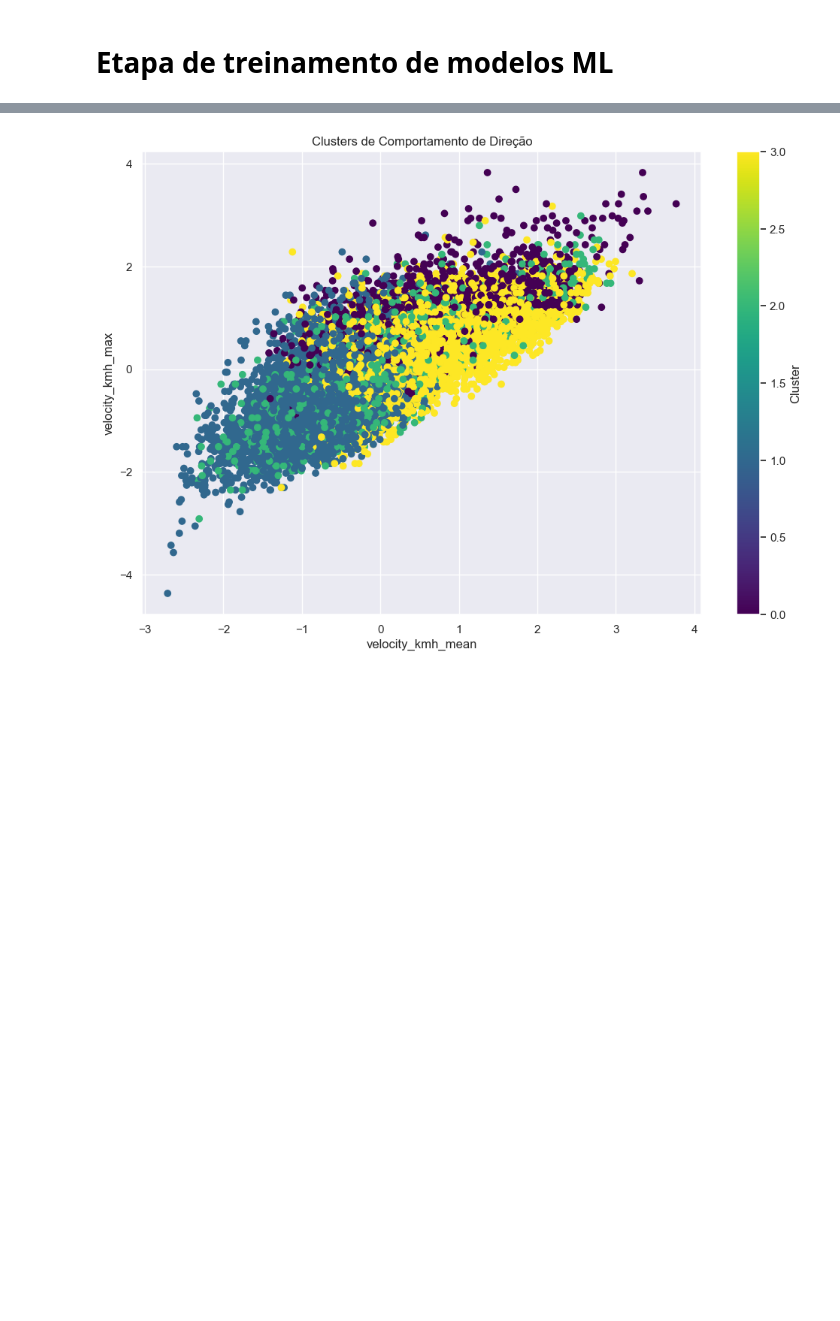
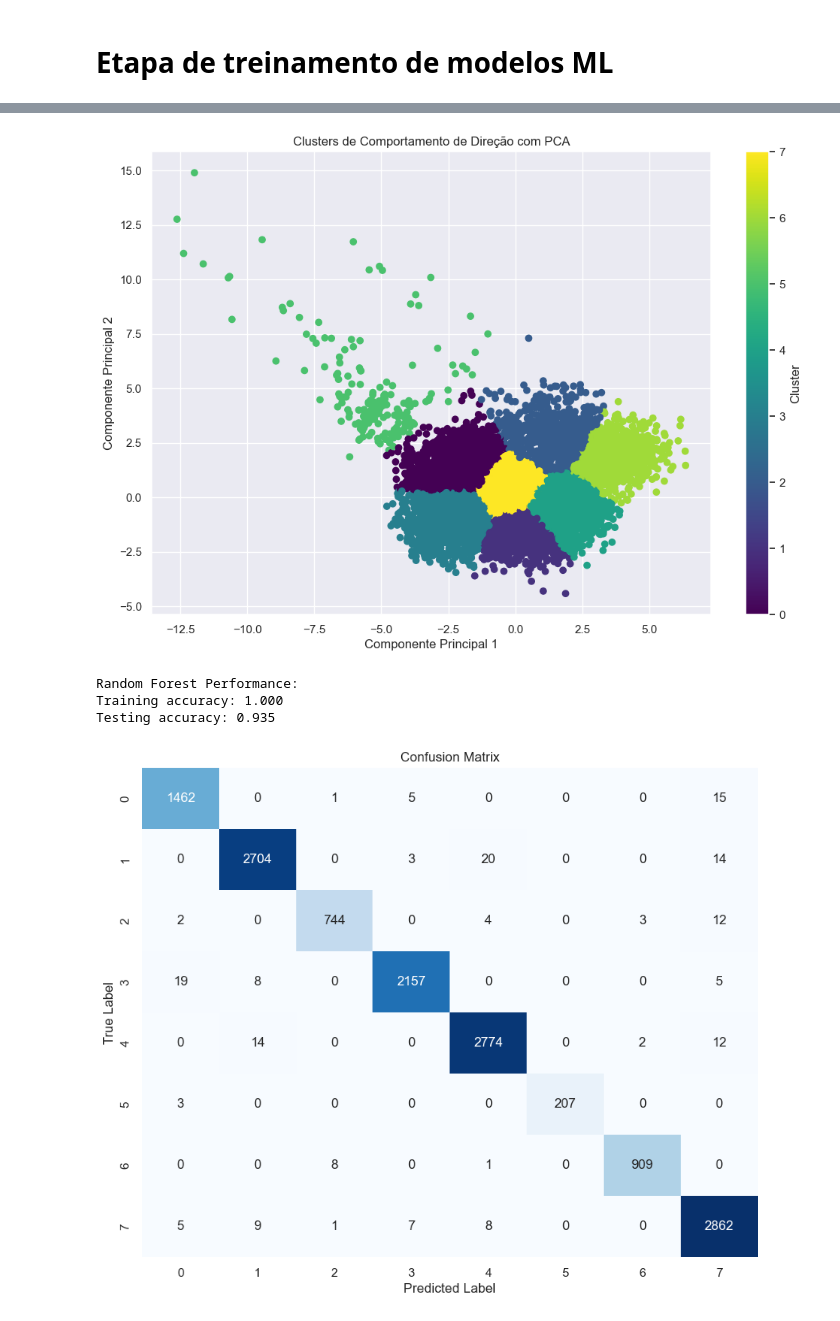
Before and after one commit to Natsuzera/DriveBehaviour, a Jupyter notebook: drive_behaviour.ipynb, the cells around one changed output, grey strips where cells are left out. Cells and saved outputs as stored; diff of their text form; code cells hidden in the pictures; blank space fills up the shorter version.

```diff
--- a/drive_behaviour.ipynb
+++ b/drive_behaviour.ipynb
@@ -272,11 +281,13 @@ from sklearn.preprocessing import StandardScaler
 from sklearn.cluster import KMeans
 from sklearn.ensemble import RandomForestClassifier
 from sklearn.model_selection import train_test_split
+from sklearn.decomposition import PCA
+
 
 # Preparar features para clustering
 features_for_clustering = [
     'velocity_kmh_mean', 'velocity_kmh_max', 'acceleration_positive_mean', 'acceleration_positive_max', 'acceleration_positive_min',
-    'acceleration_negative_mean', 'acceleration_negative_max', 'acceleration_negative_min', 'bearing_change',
+    'acceleration_negative_mean', 'acceleration_negative_max', 'acceleration_negative_min',
     'segment_distance', 'trip_duration_min'
 ]
 
@@ -285,22 +296,34 @@ X = trip_stats[features_for_clustering].copy()
 scaler = StandardScaler()
 X_scaled = scaler.fit_transform(X)
 
-# Aplicar K-means
-n_clusters = 4  # Você pode ajustar este número
+# Aplicar PCA
+pca = PCA(n_components=2)
+X_pca = pca.fit_transform(X_scaled)
+
+# Aplicar K-means nos dados transformados pelo PCA
+n_clusters = 8  # Você pode ajustar este número
 kmeans = KMeans(n_clusters=n_clusters, random_state=42)
-trip_stats['driving_style'] = kmeans.fit_predict(X_scaled)
+trip_stats['driving_style'] = kmeans.fit_predict(X_pca)
 
-# Analisar os centroides
-centroids = pd.DataFrame(
-    scaler.inverse_transform(kmeans.cluster_centers_),
-    columns=features_for_clustering
-)
+# Transformar os centróides de volta para o espaço original
+centroids_pca = kmeans.cluster_centers_
+centroids_original = scaler.inverse_transform(pca.inverse_transform(centroids_pca))
+
+# Criar DataFrame com os centróides no espaço original
+centroids_df = pd.DataFrame(centroids_original, columns=features_for_clustering)
+
+c_clusters_export = {}
 
 # Imprimir características de cada cluster
 for i in range(n_clusters):
     print(f"\nCluster {i} características:")
-    print(centroids.iloc[i])
+    print(centroids_df.iloc[i])
     print(f"Número de viagens: {(trip_stats['driving_style'] == i).sum()}")
+    # Armazenar as características dos clusters com os nomes das características
+    c_clusters_export[f"Cluster_{i}"] = centroids_df.iloc[i]
+
+
+
 
 # Preparar dados para classificação
 X = trip_stats[features_for_clustering]
@@ -312,7 +335,7 @@ X_train, X_test, y_train, y_test = train_test_split(
 )
 
 # Treinar Random Forest
-rf_model = RandomForestClassifier(n_estimators=100, random_state=42)
+rf_model = RandomForestClassifier(n_estimators=100, random_state=42, criterion='entropy')
 rf_model.fit(X_train, y_train)
 
 # Avaliar o modelo
@@ -335,14 +358,36 @@ print(feature_importance)
 # Visualizar clusters
 plt.figure(figsize=(12, 8))
 plt.scatter(
-    X_scaled[:, 0], X_scaled[:, 1],
+    X_pca[:, 0], X_pca[:, 1],
     c=trip_stats['driving_style'],
     cmap='viridis'
 )
-plt.xlabel(features_for_clustering[0])
-plt.ylabel(features_for_clustering[1])
-plt.title('Clusters de Comportamento de Direção')
+plt.xlabel('Componente Principal 1')
+plt.ylabel('Componente Principal 2')
+plt.title('Clusters de Comportamento de Direção com PCA')
 plt.colorbar(label='Cluster')
 plt.show()
+
+#Matriz de confusão
+from sklearn.metrics import confusion_matrix
+import seaborn as sns
+
+# Prever os clusters
+y_pred = rf_model.predict(X)
+
+# Criar a matriz de confusão
+conf_matrix = confusion_matrix(y, y_pred)
+
+print("\nRandom Forest Performance:")
+print(f"Training accuracy: {train_score:.3f}")
+print(f"Testing accuracy: {test_score:.3f}")
+
+# Plotar a matriz de confusão
+plt.figure(figsize=(10, 8))
+sns.heatmap(conf_matrix, annot=True, fmt='d', cmap='Blues', cbar=False)
+plt.xlabel('Predicted Label')
+plt.ylabel('True Label')
+plt.title('Confusion Matrix')
+plt.show()
 # %% [output]
 Cluster 0 características:
@@ -365 +410,5 @@ trip_duration_min               44.548144
-[figure, old version]
+[figure, new version]
+Random Forest Performance:
+Training accuracy: 1.000
+Testing accuracy: 0.935
+[figure, added]
```
Also changed, not shown: parts of 4 cells of this notebook.
